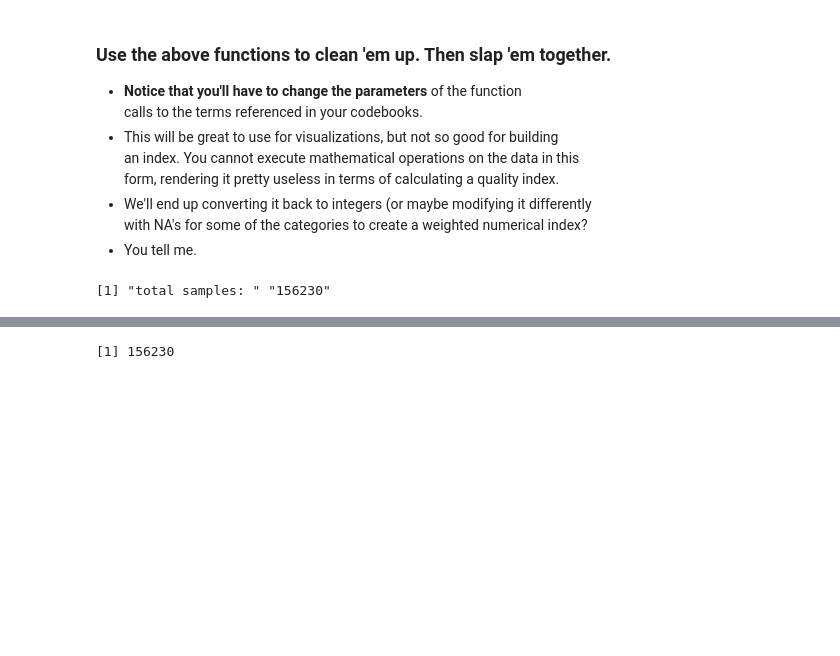
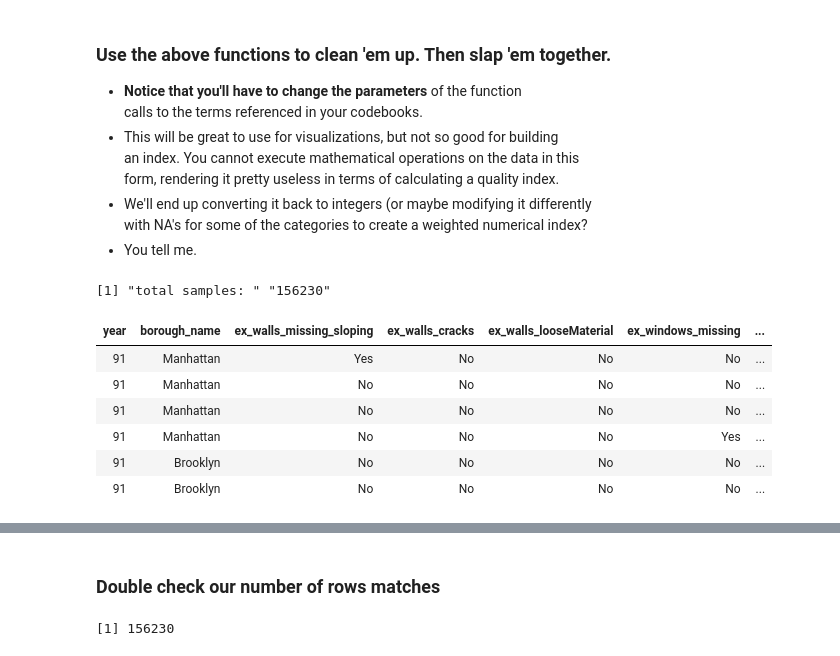
Before and after one commit to kjbhargava/ASADataSciComp, a Jupyter notebook: refactoring_function.ipynb, the cells around one changed output, grey strips where cells are left out. Saved outputs shown, nothing was run; the diff lists cells and outputs as text; code cells hidden in the pictures; blank space fills up the shorter version.

```diff
--- a/refactoring_function.ipynb
+++ b/refactoring_function.ipynb
@@ -165,13 +230,12 @@ cb17 <- data.frame(X_23a = c(1, 2),
 cb18 <- data.frame(X_25new = c(1, 2),
                     complete_plumbing = c("Yes", "No"))
 
-cb20 <- data.frame(X_25c = c(1:3,8:9),
+cb20 <- data.frame(X_25cnew = c(1, 2, 8, 9),
                     toilet_breakdowns = c("Yes", "No",
-                                         "No toilet",
                                          NA, "No toilet"))
 
-cb21 <- data.frame(X_26a = c(0, 1, 2),
-                    complete_kitchen = c("Yes", "Partial", "No"))
+cb21 <- data.frame(X_26new = c(1, 2),
+                    complete_excl_kitchen = c("Yes", "No"))
 
 cb22 <- data.frame(X_26c = c(1, 2, 8, 9),
                     kitchen_function = c("Yes", "No", NA, "No"))
@@ -199,13 +263,16 @@ cb28 <- data.frame(X_36a = c(1, 2, 8),
 cb29 <- data.frame(X_36b = c(1, 2, 8),
                    holes_in_floors = c("Yes", "No", NA))
 
-# Need coebooks for 37a, 37b, 39
+# Need coebooks for
 
 cb30 <- data.frame(X_38a = c(1, 2, 8),
                    water_leaks = c("Yes", "No", NA))
 
 cb31 <- data.frame(X_39 = c(1:4,8),
                    neighborhood_rating = c("Excellent", "Good", "Fair", "Poor", NA))
+
+cb32 <- data.frame(peeling_paint_plaster1 = c(2, 3, 8, 9),
+                    peeling_paint_plaster = c("Yes", "No", NA, "No"))
 # %% [markdown]
 ### These are the functions to do the 'ole swap-a-roo
 # %%
@@ -343,58 +410,58 @@ for (dataframe in df_list) {
     df <- rf_func(df, cb12, 'X_g3', 'floors_deeply_worn')
     df <- rf_func(df, cb13, 'X_g4', 'floors_holes')
     df <- rf_func(df, cb14, 'X_h', 'building_condition')
     df <- rf_func(df, cb15, 'X_8', 'condo_coop')
     df <- rf_func(df, cb16, 'X_9a', 'rent_or_own')
     df <- rf_func(df, cb17, 'X_23a', 'elevator')
     df <- rf_func(df, cb18, 'X_25new', 'complete_plumbing')
-
-# # Why, oh Why, do these three columns add ghost rows during conversion?!
-# # Figured it out, the 2017 codebook has fewer factors as options.
-# # It synthesizes a new row for each unaccounted for factor. weird.
-# # Fix coming soon.
-
-#     df <- rf_func(df, cb20, 'X_25c', 'toilet_breakdowns')
-#     df <- rf_func(df, cb21, 'X_26a', 'complete_kitchen')
-
-
-
+    df <- rf_func(df, cb20, 'X_25cnew', 'toilet_breakdowns')
+    df <- rf_func(df, cb21, 'X_26new', 'complete_excl_kitchen')
     df <- rf_func(df, cb22, 'X_26c', 'kitchen_function')
     df <- rf_func(df, cb23, 'X_27', 'type_heating_fuel')
     df <- rf_func(df, cb24, 'X_32a', 'heating_breakdown')
     df <- rf_func(df, cb25, 'X_32b', 'num_heat_breakdowns')
     df <- rf_func(df, cb26, 'X_35a', 'mice_present')
-    df27 <- rf_func(df, cb27, 'X_35c', 'exterminator_service')
-    df28 <- rf_func(df, cb28, 'X_36a', 'wall_cracks_or_holes')
-    df29 <- rf_func(df, cb29, 'X_36b', 'holes_in_floors')
-    df30 <- rf_func(df, cb30, 'X_38a', 'water_leaks')
-    df31 <- rf_func(df, cb31, 'X_39', 'neighborhood_rating')
+    df <- rf_func(df, cb27, 'X_35c', 'exterminator_service')
+    df <- rf_func(df, cb28, 'X_36a', 'wall_cracks_or_holes')
+    df <- rf_func(df, cb29, 'X_36b', 'holes_in_floors')
+    df <- rf_func(df, cb30, 'X_38a', 'water_leaks')
+    df <- rf_func(df, cb31, 'X_39', 'neighborhood_rating')
+    df <- rf_func(df, cb32, 'peeling_paint_plaster1', 'peeling_paint_plaster')
 
     # Append the clean dataframe to the list
     clean_df_list[[i]] <- df
 
     # Increase the counter
     i <- i + 1
 }
 
 # Row bind the list of cleaned dataframes, in order
 aggregated_df <- bind_rows(clean_df_list)
 
 # Factor the year column
 aggregated_df$year <- as.factor(aggregated_df$year)
 
-# aggregated_df <- aggregated_df %>%
-#                     select(year, borough_name, ex_walls_missing_sloping, ex_walls_cracks,
-#                           ex_walls_looseMaterial, ex_windows_missing, ex_windows_loose,
-#                           ex_windows_boarded, handrail_problem, stairway_problem,
-#                           floors_deeply_worn, floors_holes, building_condition,
-#                           condo_coop, rent_or_own, elevator, complete_plumbing,
-#                           kitchen_function, type_heating_fuel, heating_breakdown,
-#                           num_heat_breakdowns, mice_present)
+aggregated_df <- aggregated_df %>%
+                    select(year, borough_name, ex_walls_missing_sloping, ex_walls_cracks,
+                          ex_walls_looseMaterial, ex_windows_missing, ex_windows_loose,
+                          ex_windows_boarded, handrail_problem, stairway_problem,
+                          floors_deeply_worn, floors_holes, building_condition,
+                          condo_coop, rent_or_own, elevator, complete_plumbing,
+                          kitchen_function, complete_excl_kitchen, type_heating_fuel,
+                          heating_breakdown, num_heat_breakdowns, mice_present,
+                          exterminator_service, wall_cracks_or_holes, holes_in_floors,
+                          water_leaks, neighborhood_rating, peeling_paint_plaster)
 
 # Show some proof that this works
-print(c('total samples: ', length(aggregated_df$complete_plumbing)))
-# print(c('Sample comparison: ', ))
-# head(aggregated_df)
-# str(aggregated_df)
+print(c('total samples: ', length(aggregated_df$peeling_paint_plaster)))
+head(aggregated_df)
+str(aggregated_df)
 # %% [output]
 [1] "total samples: " "156230"
+| year | borough_name | ex_walls_missing_sloping | ex_walls_cracks | ex_walls_looseMaterial | ex_windows_missing | ... |
+| 91 | Manhattan | Yes | No | No | No | ... |
+| 91 | Manhattan | No | No | No | No | ... |
+| 91 | Manhattan | No | No | No | No | ... |
+| 91 | Manhattan | No | No | No | Yes | ... |
+| 91 | Brooklyn | No | No | No | No | ... |
+| 91 | Brooklyn | No | No | No | No | ... |
@@ -401,3 +485,5 @@ print(c('total samples: ', length(aggregated_df$complete_plumbing)))
+# %% [markdown]
+### Double check our number of rows matches
 # %%
 sum <- 0
 
```
Also changed, not shown: parts of 11 cells of this notebook.
